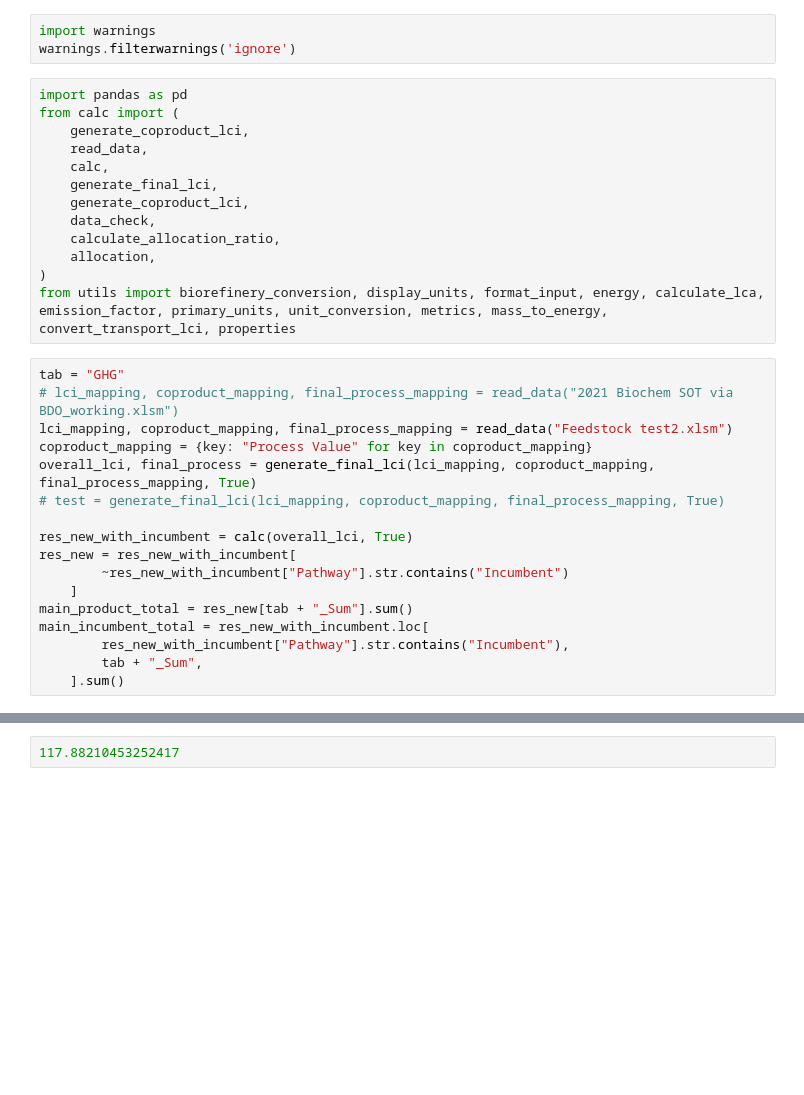
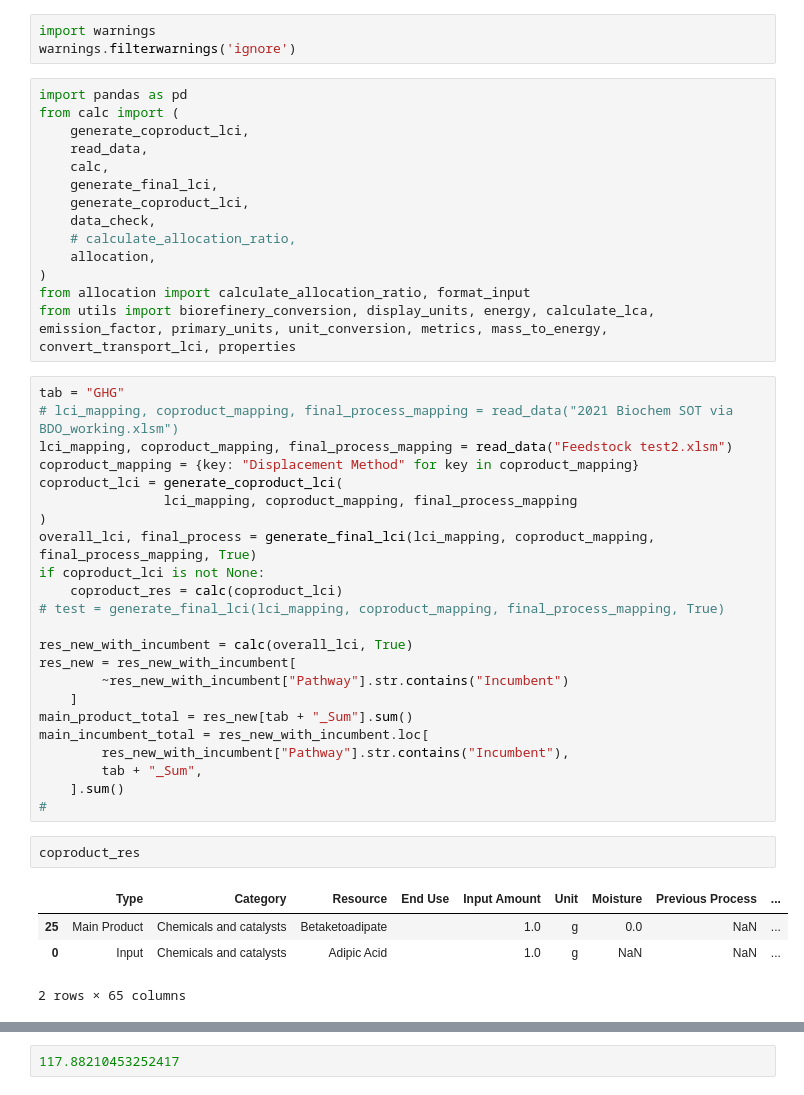
Before and after one commit to olw0905/Interactive-SCSA_Dash, a Jupyter notebook: Untitled.ipynb, the cells around one changed output, grey strips where cells are left out. Drawn from its saved outputs; the diff is of its cells as text; blank space fills up the shorter version.

```diff
--- a/Untitled.ipynb
+++ b/Untitled.ipynb
@@ -10,24 +10,38 @@ from calc import (
     generate_final_lci,
     generate_coproduct_lci,
     data_check,
-    calculate_allocation_ratio,
+    # calculate_allocation_ratio,
     allocation,
 )
-from utils import biorefinery_conversion, display_units, format_input, energy, calculate_lca, emission_factor, primary_units, unit_conversion, metrics, mass_to_energy, convert_transport_lci, properties
+from allocation import calculate_allocation_ratio, format_input
+from utils import biorefinery_conversion, display_units, energy, calculate_lca, emission_factor, primary_units, unit_conversion, metrics, mass_to_energy, convert_transport_lci, properties
-# %%
-tab = "GHG"
-# lci_mapping, coproduct_mapping, final_process_mapping = read_data("2021 Biochem SOT via BDO_working.xlsm")
-lci_mapping, coproduct_mapping, final_process_mapping = read_data("Feedstock test2.xlsm")
-coproduct_mapping = {key: "Process Value" for key in coproduct_mapping}
-overall_lci, final_process = generate_final_lci(lci_mapping, coproduct_mapping, final_process_mapping, True)
-# test = generate_final_lci(lci_mapping, coproduct_mapping, final_process_mapping, True)
-
-res_new_with_incumbent = calc(overall_lci, True)
-res_new = res_new_with_incumbent[
-        ~res_new_with_incumbent["Pathway"].str.contains("Incumbent")
-    ]
-main_product_total = res_new[tab + "_Sum"].sum()
-main_incumbent_total = res_new_with_incumbent.loc[
-        res_new_with_incumbent["Pathway"].str.contains("Incumbent"),
-        tab + "_Sum",
-    ].sum()
+# %%
+tab = "GHG"
+# lci_mapping, coproduct_mapping, final_process_mapping = read_data("2021 Biochem SOT via BDO_working.xlsm")
+lci_mapping, coproduct_mapping, final_process_mapping = read_data("Feedstock test2.xlsm")
+coproduct_mapping = {key: "Displacement Method" for key in coproduct_mapping}
+coproduct_lci = generate_coproduct_lci(
+                lci_mapping, coproduct_mapping, final_process_mapping
+)
+overall_lci, final_process = generate_final_lci(lci_mapping, coproduct_mapping, final_process_mapping, True)
+if coproduct_lci is not None:
+    coproduct_res = calc(coproduct_lci)
+# test = generate_final_lci(lci_mapping, coproduct_mapping, final_process_mapping, True)
+
+res_new_with_incumbent = calc(overall_lci, True)
+res_new = res_new_with_incumbent[
+        ~res_new_with_incumbent["Pathway"].str.contains("Incumbent")
+    ]
+main_product_total = res_new[tab + "_Sum"].sum()
+main_incumbent_total = res_new_with_incumbent.loc[
+        res_new_with_incumbent["Pathway"].str.contains("Incumbent"),
+        tab + "_Sum",
+    ].sum()
+#
+# %%
+coproduct_res
+# %% [output]
+|  | Type | Category | Resource | End Use | Input Amount | Unit | Moisture | Previous Process | ... |
+| 25 | Main Product | Chemicals and catalysts | Betaketoadipate |  | 1.0 | g | 0.0 | NaN | ... |
+| 0 | Input | Chemicals and catalysts | Adipic Acid |  | 1.0 | g | NaN | NaN | ... |
+2 rows × 65 columns
```
Also changed, not shown: parts of 16 cells of this notebook, 6 other files.
